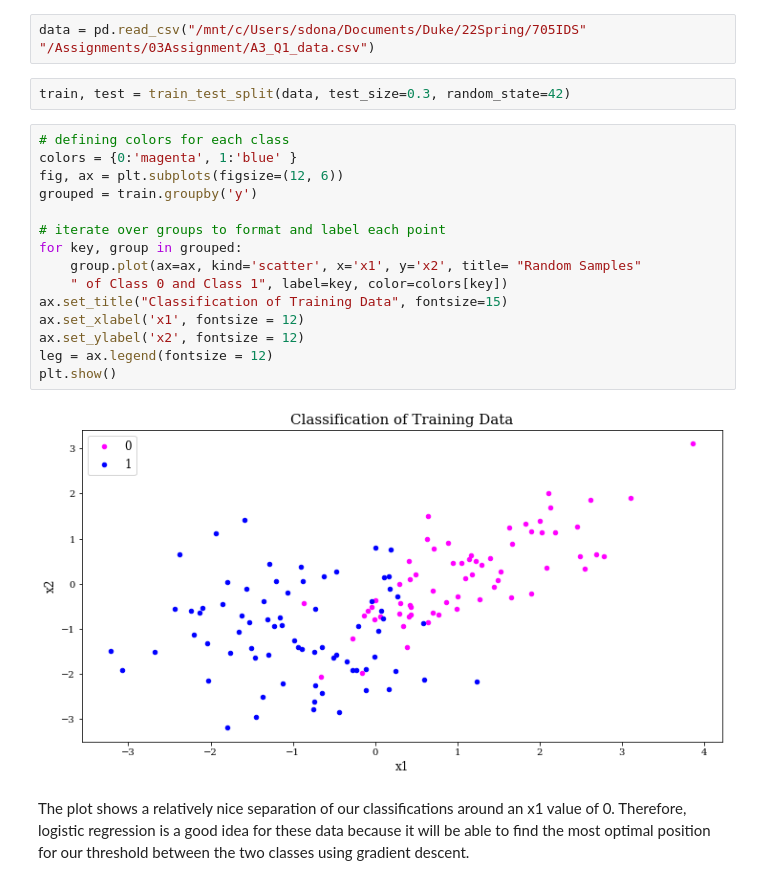
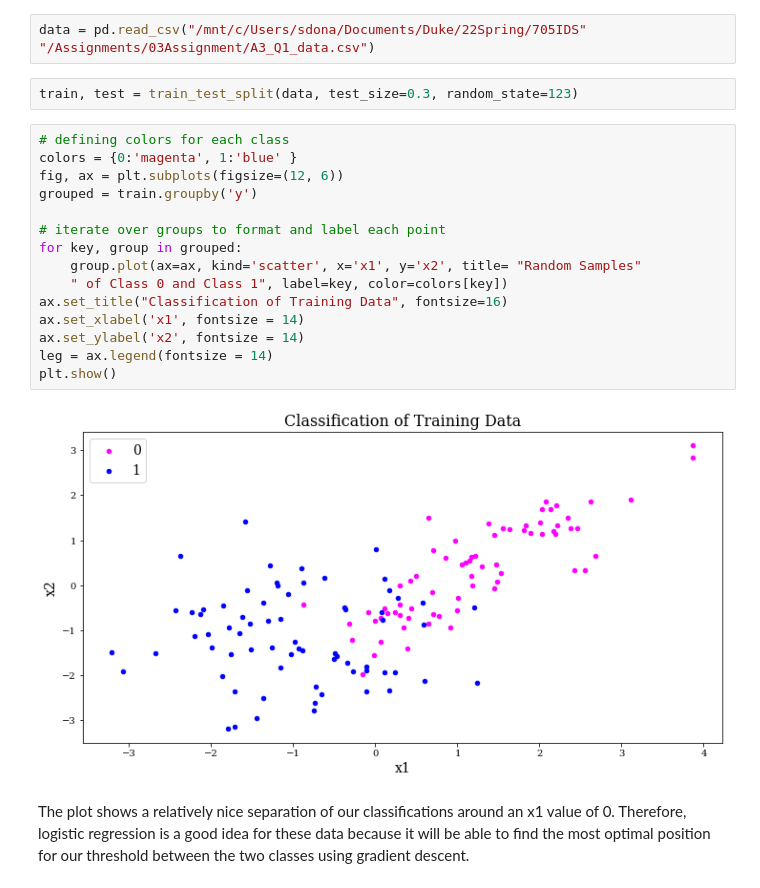
Before and after one commit to sdonatileach/Machine-Learning, a Jupyter notebook: Assignment_3.ipynb, the cells around one changed output. Drawn from its saved outputs; the diff is of its cells as text.

```diff
--- a/Assignment_3.ipynb
+++ b/Assignment_3.ipynb
@@ -57,24 +57,24 @@ Next, we walk through our key steps for model fitting: choose a hypothesis set o
 data = pd.read_csv("/mnt/c/Users/sdona/Documents/Duke/22Spring/705IDS"
 "/Assignments/03Assignment/A3_Q1_data.csv")
 # %%
-train, test = train_test_split(data, test_size=0.3, random_state=42)
+train, test = train_test_split(data, test_size=0.3, random_state=123)
 # %%
 # defining colors for each class
 colors = {0:'magenta', 1:'blue' }
 fig, ax = plt.subplots(figsize=(12, 6))
 grouped = train.groupby('y')
 
 # iterate over groups to format and label each point
 for key, group in grouped:
     group.plot(ax=ax, kind='scatter', x='x1', y='x2', title= "Random Samples"
     " of Class 0 and Class 1", label=key, color=colors[key])
-ax.set_title("Classification of Training Data", fontsize=15)
-ax.set_xlabel('x1', fontsize = 12)
-ax.set_ylabel('x2', fontsize = 12)
-leg = ax.legend(fontsize = 12)
+ax.set_title("Classification of Training Data", fontsize=16)
+ax.set_xlabel('x1', fontsize = 14)
+ax.set_ylabel('x2', fontsize = 14)
+leg = ax.legend(fontsize = 14)
 plt.show()
 # %% [output]
-[figure, old version]
+[figure, new version]
 # %% [markdown]
 The plot shows a relatively nice separation of our classifications around an x1 value of 0. Therefore, logistic regression is a good idea for these data because it will be able to find the most optimal position for our threshold between the two classes using gradient descent.
 # %% [markdown]
```
Also changed, not shown: parts of 13 cells of this notebook.
